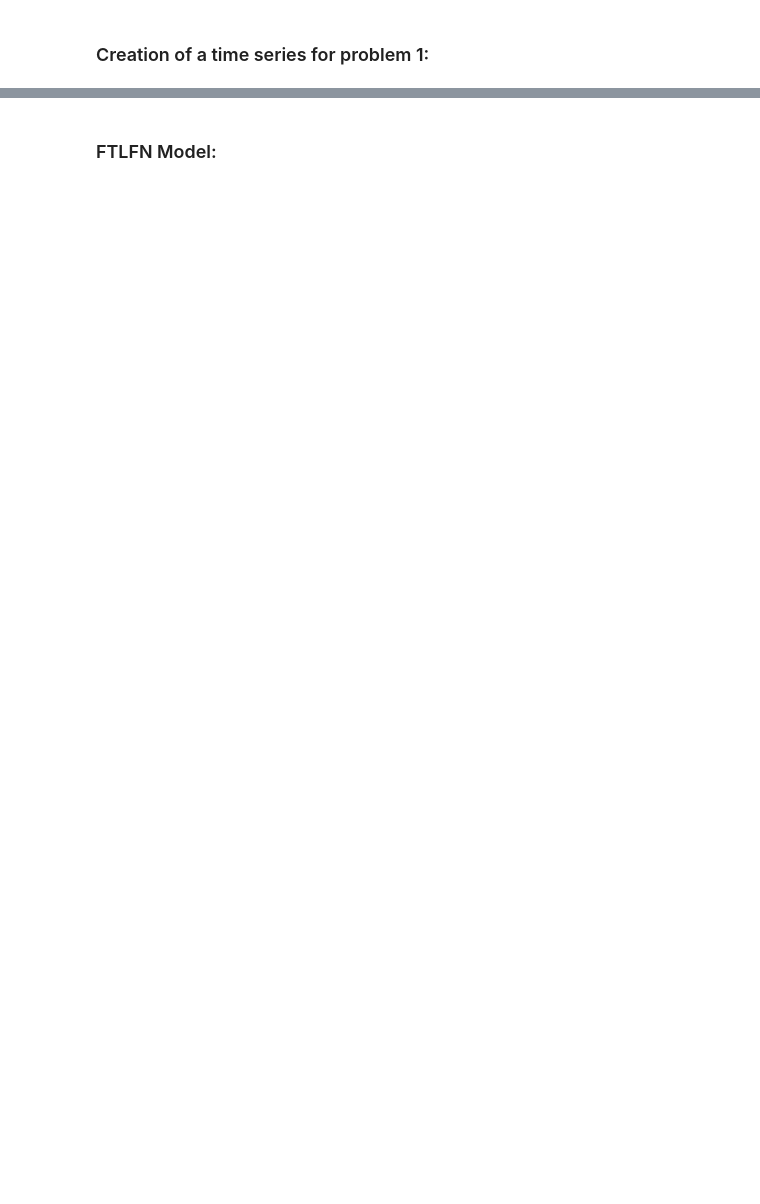
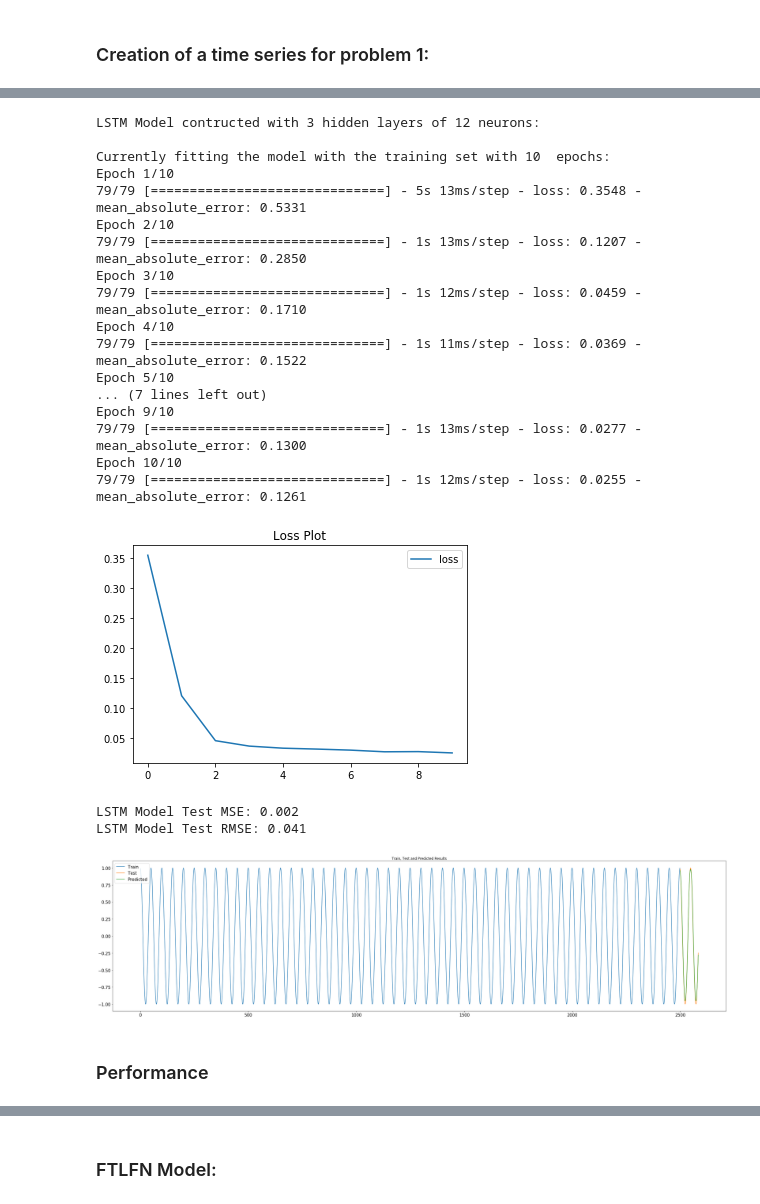
Before and after one commit to ray2g/Advanced-Machine-Learning-Projects, a Jupyter notebook: Assig_7/Assig7.ipynb, the cells around one changed output, grey strips where cells are left out. Drawn from its saved outputs; the diff is of its cells as text; code cells hidden in the pictures; blank space fills up the shorter version.

```diff
--- a/Assig_7/Assig7.ipynb
+++ b/Assig_7/Assig7.ipynb
@@ -42,0 +229,26 @@ for i in range(len(sin)):
+# %%
+lstm(X_train_2, y_train_2, X_test_2, y_test_2, True)
+# %% [output]
+LSTM Model contructed with 3 hidden layers of 12 neurons:
+
+Currently fitting the model with the training set with 10  epochs:
+Epoch 1/10
+79/79 [==============================] - 5s 13ms/step - loss: 0.3548 - mean_absolute_error: 0.5331
+Epoch 2/10
+79/79 [==============================] - 1s 13ms/step - loss: 0.1207 - mean_absolute_error: 0.2850
+Epoch 3/10
+79/79 [==============================] - 1s 12ms/step - loss: 0.0459 - mean_absolute_error: 0.1710
+Epoch 4/10
+79/79 [==============================] - 1s 11ms/step - loss: 0.0369 - mean_absolute_error: 0.1522
+Epoch 5/10
+... (7 lines left out)
+Epoch 9/10
+79/79 [==============================] - 1s 13ms/step - loss: 0.0277 - mean_absolute_error: 0.1300
+Epoch 10/10
+79/79 [==============================] - 1s 12ms/step - loss: 0.0255 - mean_absolute_error: 0.1261
+[figure, added]
+LSTM Model Test MSE: 0.002
+LSTM Model Test RMSE: 0.041
+[figure, added]
+# %% [markdown]
+### Performance
```
Also changed, not shown: parts of 23 cells of this notebook.
